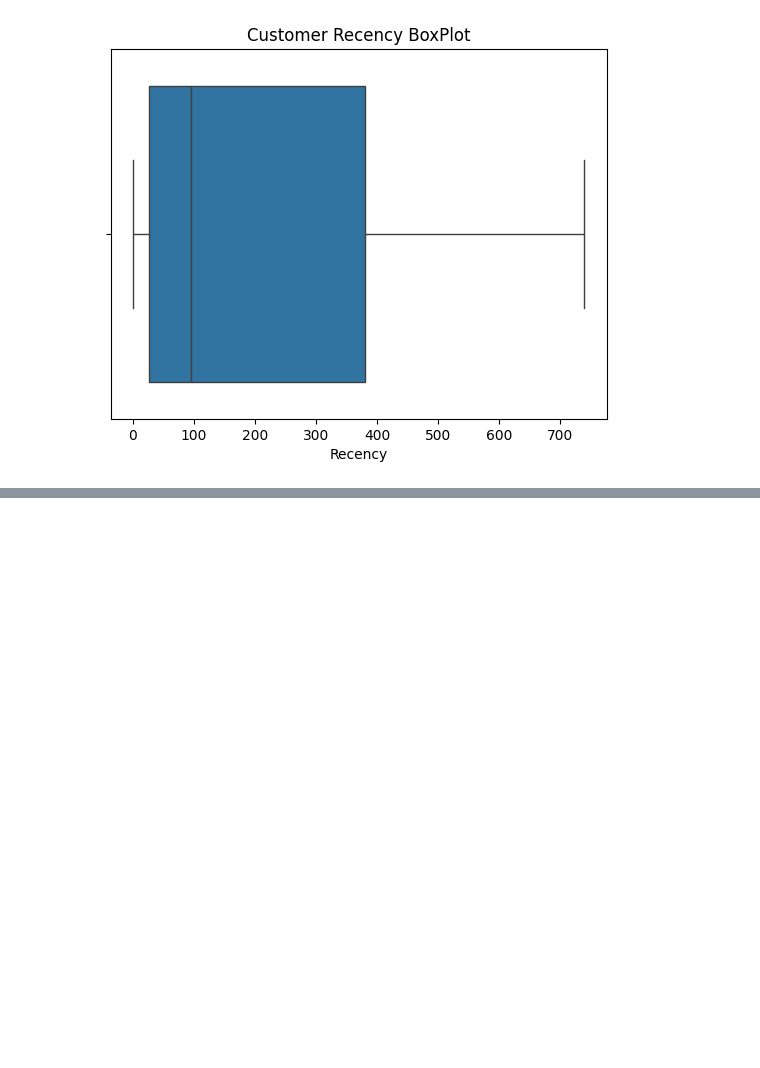
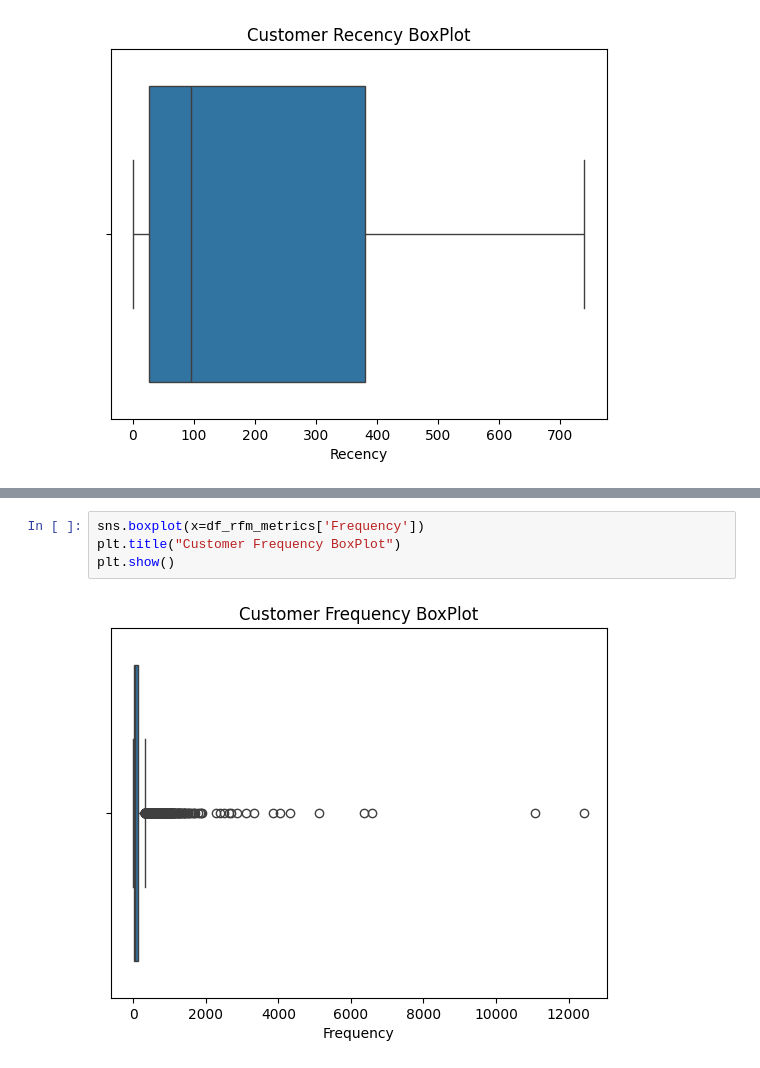
Before and after one commit to AmaKings9/online-retail-customer-analysis, a Jupyter notebook: notebooks/03_eda.ipynb, the cells around one changed output, grey strips where cells are left out. Saved outputs shown, nothing was run; the diff lists cells and outputs as text; blank space fills up the shorter version.

```diff
--- a/notebooks/03_eda.ipynb
+++ b/notebooks/03_eda.ipynb
@@ -328,0 +349,6 @@ plt.show()
+# %%
+sns.boxplot(x=df_rfm_metrics['Frequency'])
+plt.title("Customer Frequency BoxPlot")
+plt.show()
+# %% [output]
+[figure, added]
```
Also changed, not shown: parts of 3 cells of this notebook.
